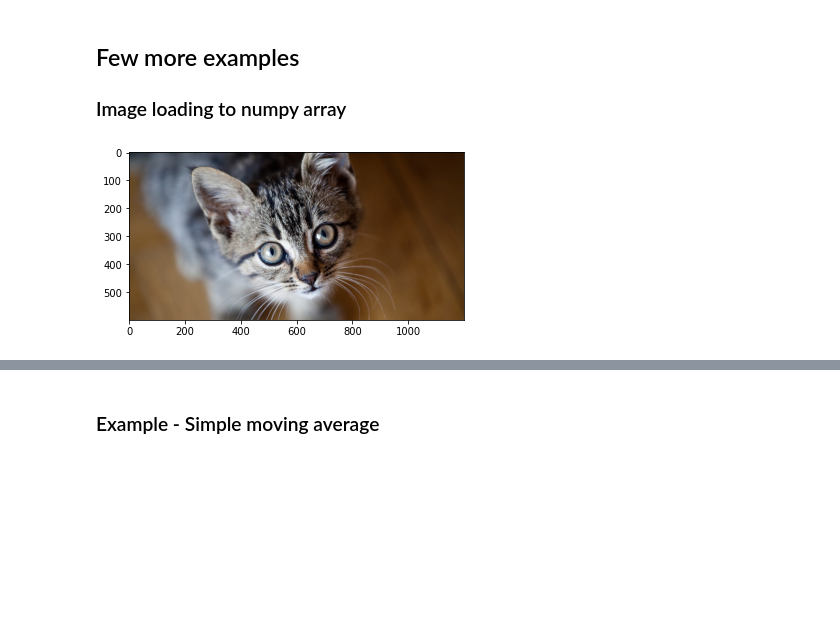
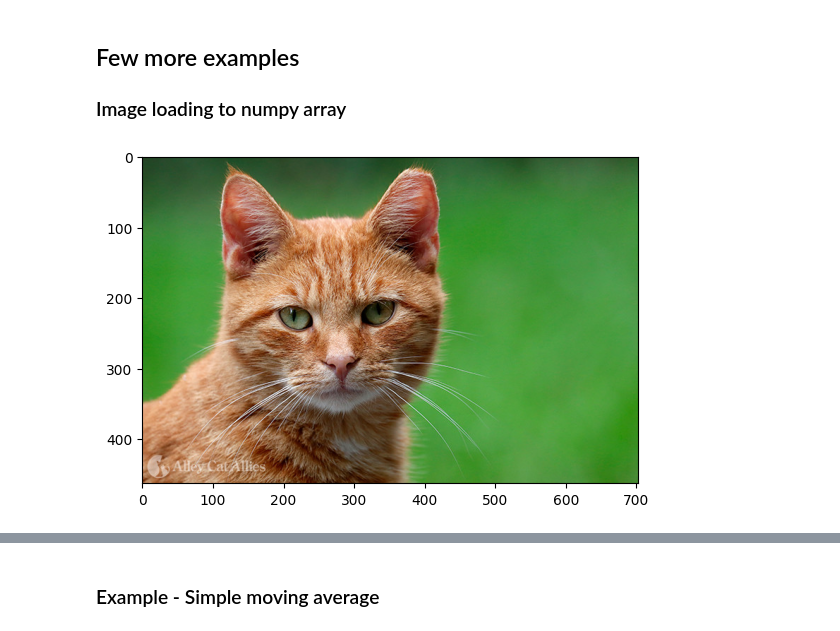
Before and after one commit to CVUT-FS-12110/Python-for-Scientific-Computations-and-Control, a Jupyter notebook: courses/E375004/numpy_matplotlib/numpy_matplotlib.ipynb, the cells around one changed output, grey strips where cells are left out. Cells and saved outputs as stored; diff of their text form; code cells hidden in the pictures; blank space fills up the shorter version.

```diff
--- a/courses/E375004/numpy_matplotlib/numpy_matplotlib.ipynb
+++ b/courses/E375004/numpy_matplotlib/numpy_matplotlib.ipynb
@@ -485,12 +503,23 @@ plt.show()
 # %% [markdown]
 ## Few more examples
 ### Image loading to numpy array
-# %%
-import matplotlib.image as mpimg
-img = mpimg.imread("img/cat.png") #import image into numpy array
-impgplot = plt.imshow(img) #plot the image
-# %% [output]
-[figure, removed]
+# %%
+import matplotlib.image as mpimg
+import requests
+from io import BytesIO
+
+#import image into numpy array from path on your computer
+# img = mpimg.imread("img/cat.png")
+
+# import image from URL
+url = "https://www.alleycat.org/wp-content/uploads/2019/03/FELV-cat.jpg"
+response = requests.get(url)
+
+img = mpimg.imread(BytesIO(response.content), format="JPG")
+
+impgplot = plt.imshow(img_url) #plot the image
+# %% [output]
+[figure, added]
 # %%
 np.shape(img)
 #image is a matrix of pixels, each pixel has three values Red, Green, Blue
```
Also changed, not shown: parts of 14 cells of this notebook.
